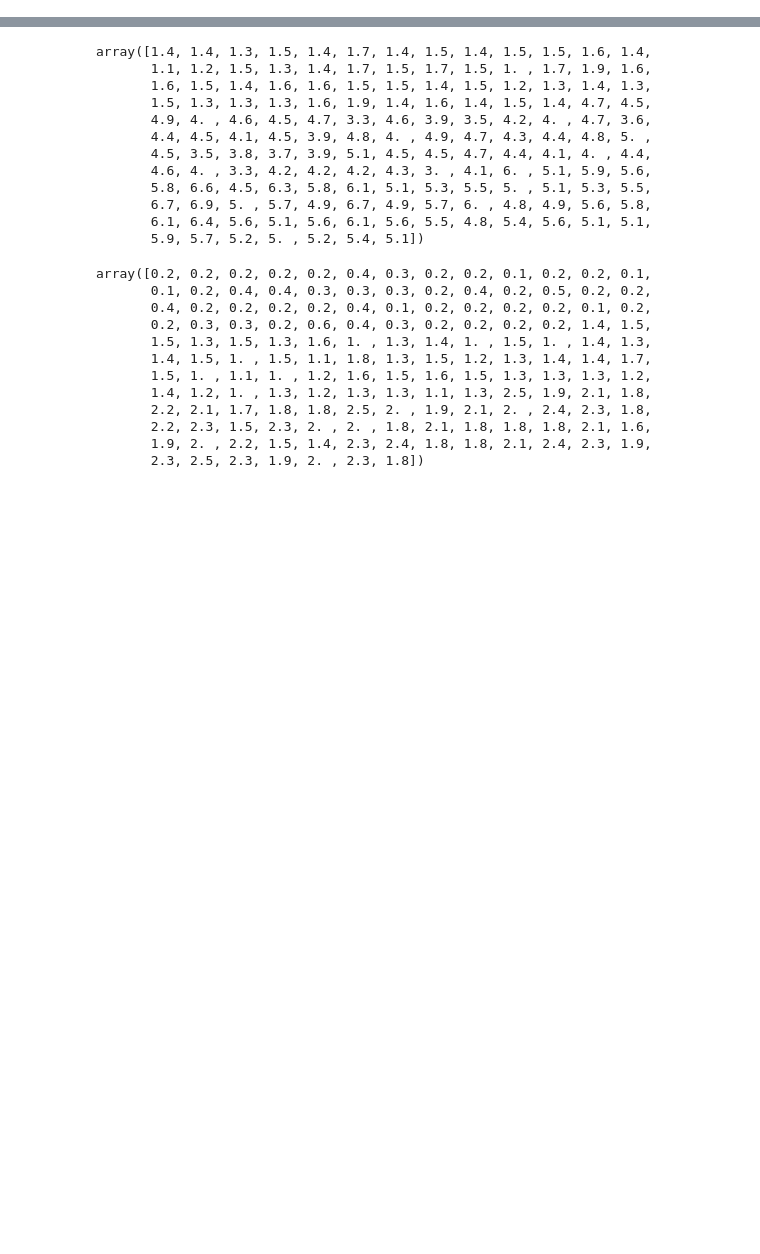
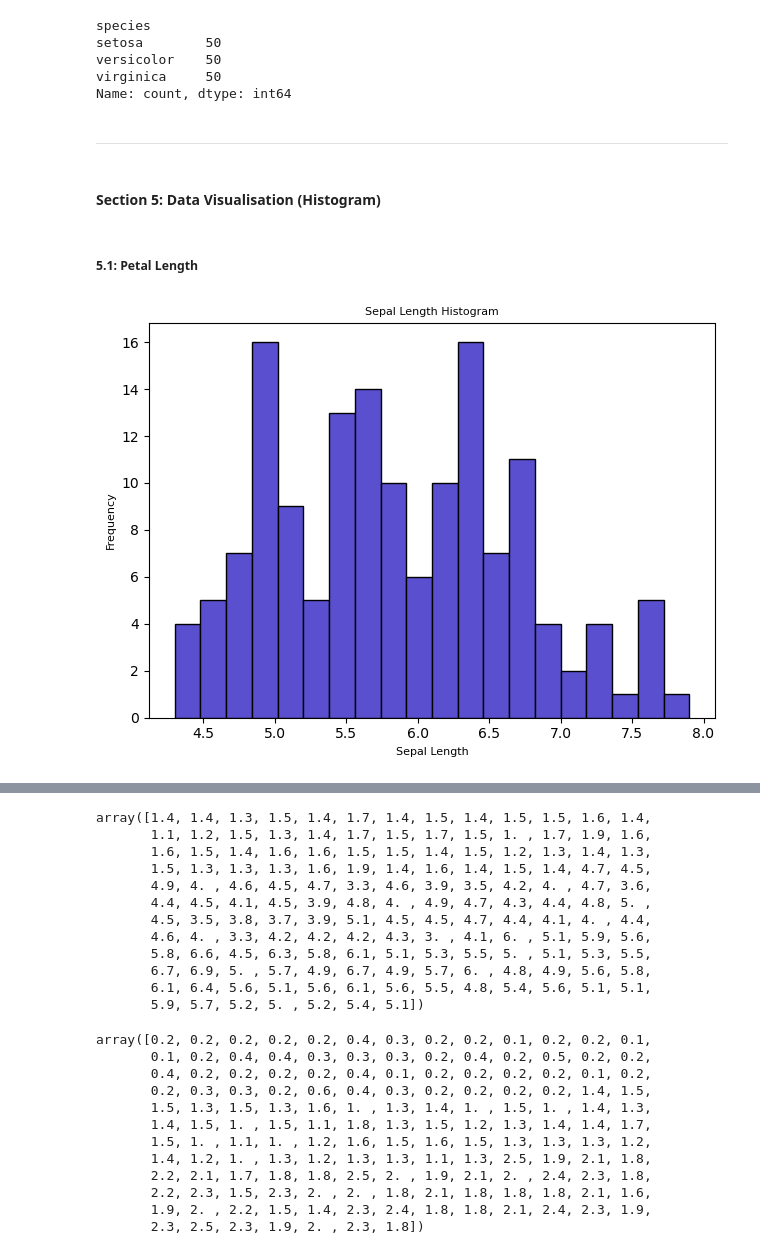
Before and after one commit to galto4/pands-project, a Jupyter notebook: iris.ipynb, the cells around one changed output, grey strips where cells are left out. Drawn from its saved outputs; the diff is of its cells as text; code cells hidden in the pictures; blank space fills up the shorter version.

```diff
--- a/iris.ipynb
+++ b/iris.ipynb
@@ -96,0 +120,31 @@ Name: petal_length, Length: 150, dtype: float64
+# %%
+iris['species'].value_counts()
+# %% [output]
+species
+setosa        50
+versicolor    50
+virginica     50
+Name: count, dtype: int64
+# %% [markdown]
+***
+# %% [markdown]
+#### <b>Section 5: Data Visualisation (Histogram)</b>
+# %% [markdown]
+##### <b>5.1: Petal Length</b>
+# %%
+# Step 2: Create the Histogram
+plt.hist(iris['sepal_length'], bins=20, color='#5A4FCF', edgecolor='black')
+
+# Step 3: Style the Histogram
+plt.title("Sepal Length Histogram", size=8, color="#060505")
+plt.xlabel('Sepal Length', size=8)
+plt.ylabel('Frequency', size=8)
+plt.tight_layout()
+
+# Step 4: Save the figure
+# plt.savefig("sepal_length_histogram.png")
+
+# Step 5: Show the file
+plt.show()
+# %% [output]
+[figure, added]
```
Also changed, not shown: parts of 40 cells of this notebook, 2 other files.
